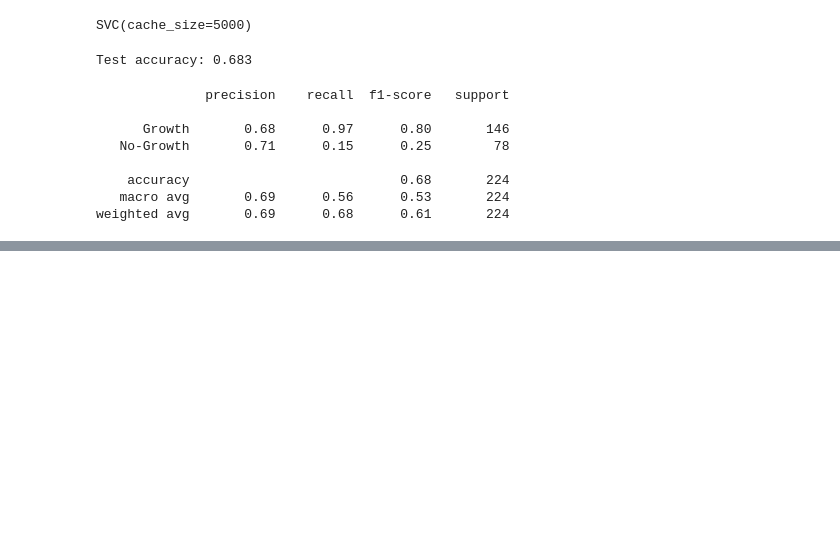
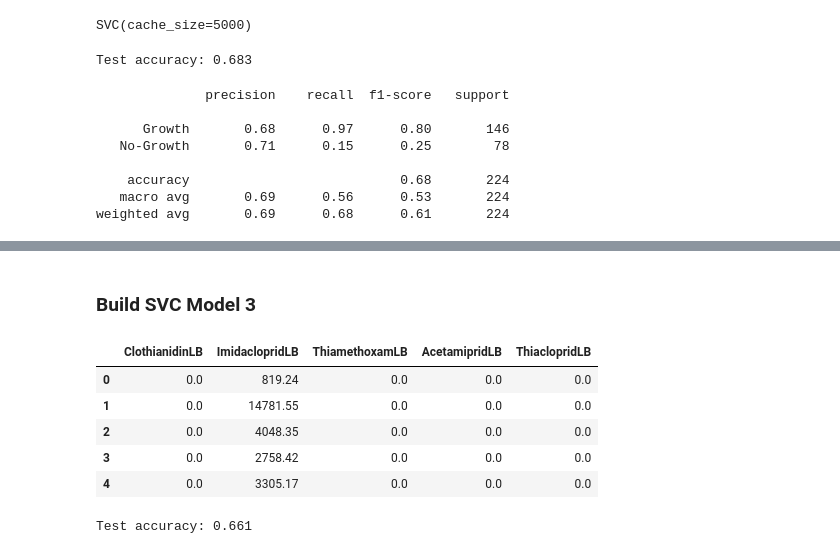
Before and after one commit to mathewqpmiller/Project3-RiotOfTheGreyRock, a Jupyter notebook: MathewsMachineLearningModelSVC.ipynb, the cells around one changed output, grey strips where cells are left out. Saved outputs shown, nothing was run; the diff lists cells and outputs as text; code cells hidden in the pictures; blank space fills up the shorter version.

```diff
--- a/MathewsMachineLearningModelSVC.ipynb
+++ b/MathewsMachineLearningModelSVC.ipynb
@@ -106,0 +206,15 @@ weighted avg       0.69      0.68      0.61       224
+# %% [markdown]
+### Build SVC Model 3
+# %%
+# Keep Only
+
+honeybee_data3 = honeybee_csv[['ClothianidinLB', 'ImidaclopridLB', 'ThiamethoxamLB','AcetamipridLB','ThiaclopridLB']]
+honeybee_names = honeybee_data.columns
+honeybee_data3.head()
+# %% [output]
+|  | ClothianidinLB | ImidaclopridLB | ThiamethoxamLB | AcetamipridLB | ThiaclopridLB |
+| 0 | 0.0 | 819.24 | 0.0 | 0.0 | 0.0 |
+| 1 | 0.0 | 14781.55 | 0.0 | 0.0 | 0.0 |
+| 2 | 0.0 | 4048.35 | 0.0 | 0.0 | 0.0 |
+| 3 | 0.0 | 2758.42 | 0.0 | 0.0 | 0.0 |
+| 4 | 0.0 | 3305.17 | 0.0 | 0.0 | 0.0 |
@@ -106,0 +235,6 @@ weighted avg       0.69      0.68      0.61       224
+# %%
+# SVC Model Accuracy
+
+print(f'Test accuracy: %.3f' % honeybee_svc_model3.score(x_test, y_test))
+# %% [output]
+Test accuracy: 0.661
```
Also changed, not shown: parts of 41 cells of this notebook, 2 other files.
